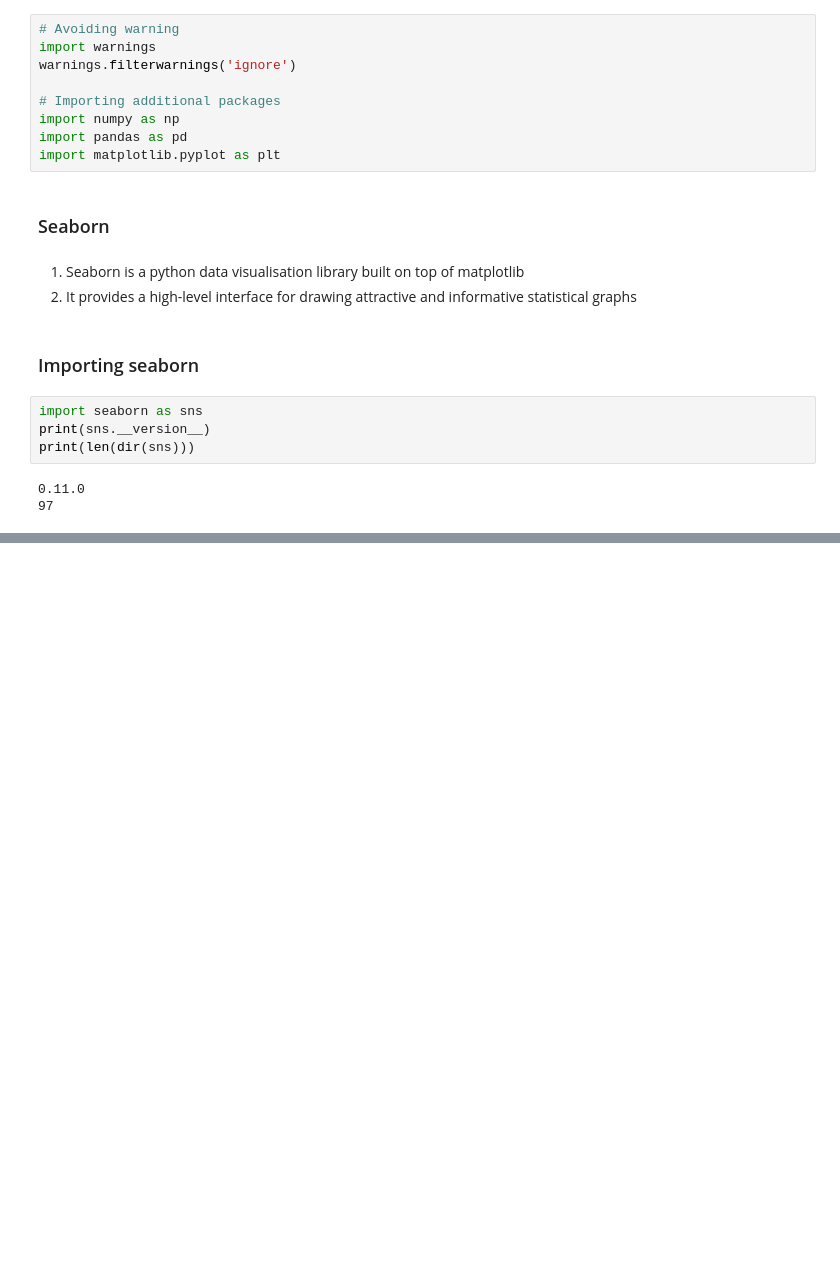
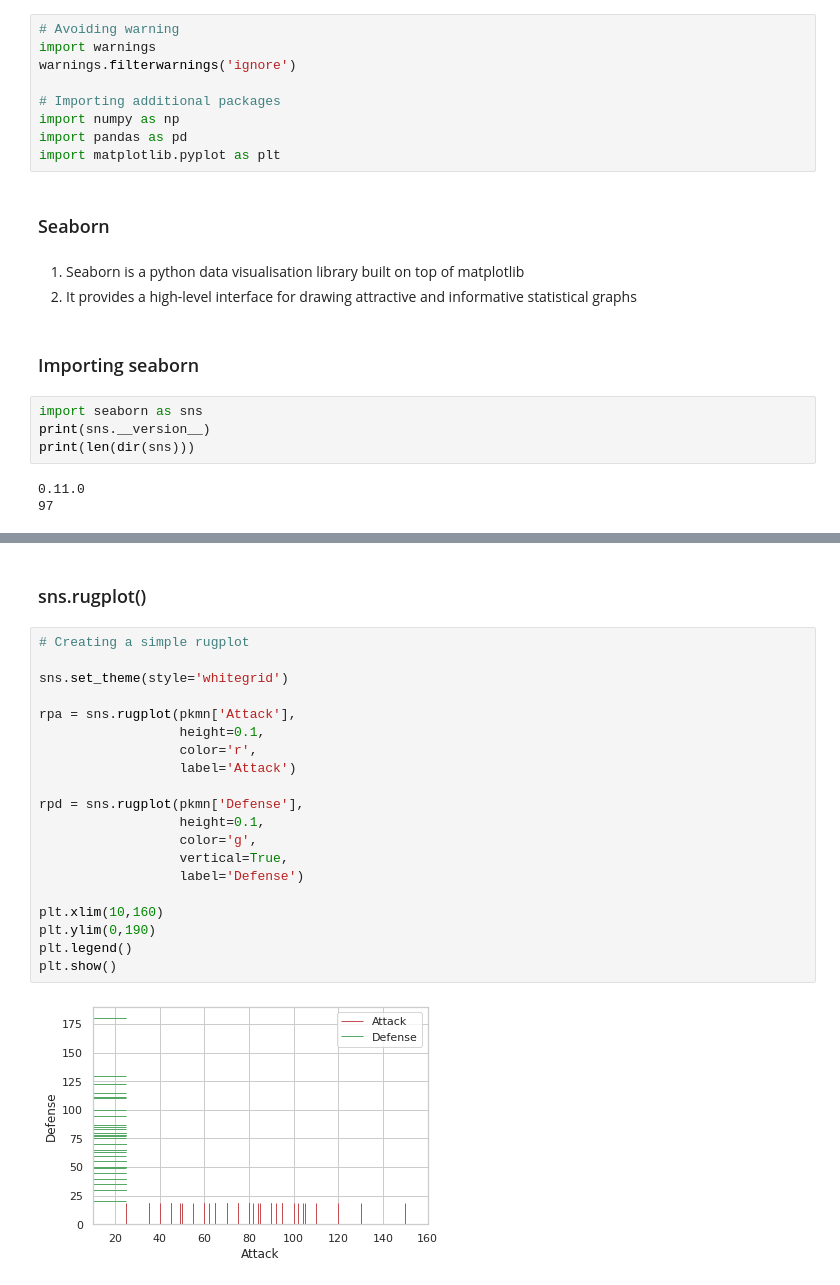
Before and after one commit to Sureshkrishh/Datascience-notes, a Jupyter notebook: 1. Python/012. Seaborn.ipynb, the cells around one changed output, grey strips where cells are left out. Saved outputs shown, nothing was run; the diff lists cells and outputs as text; blank space fills up the shorter version.

```diff
--- a/1. Python/012. Seaborn.ipynb
+++ b/1. Python/012. Seaborn.ipynb
@@ -53,0 +87,24 @@ sns.histplot
+# %% [markdown]
+### sns.rugplot()
+# %%
+# Creating a simple rugplot
+
+sns.set_theme(style='whitegrid')
+
+rpa = sns.rugplot(pkmn['Attack'],
+                  height=0.1,
+                  color='r',
+                  label='Attack')
+
+rpd = sns.rugplot(pkmn['Defense'],
+                  height=0.1,
+                  color='g',
+                  vertical=True,
+                  label='Defense')
+
+plt.xlim(10,160)
+plt.ylim(0,190)
+plt.legend()
+plt.show()
+# %% [output]
+[figure, added]
```
Also changed, not shown: parts of 15 cells of this notebook.
